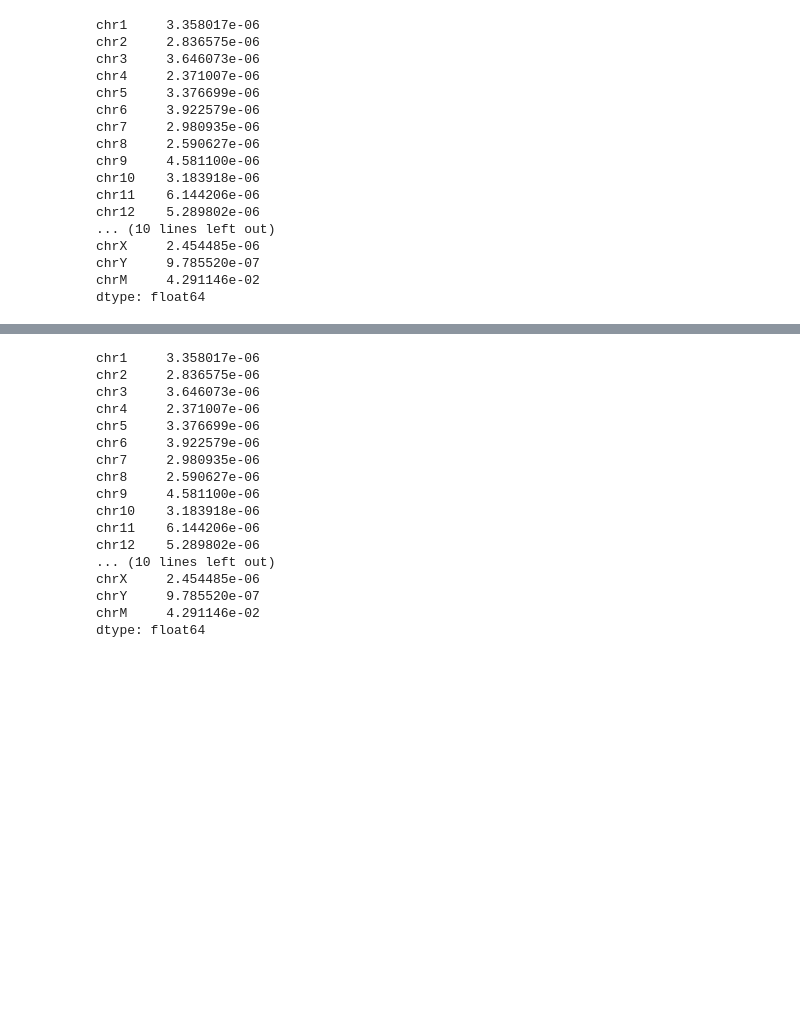
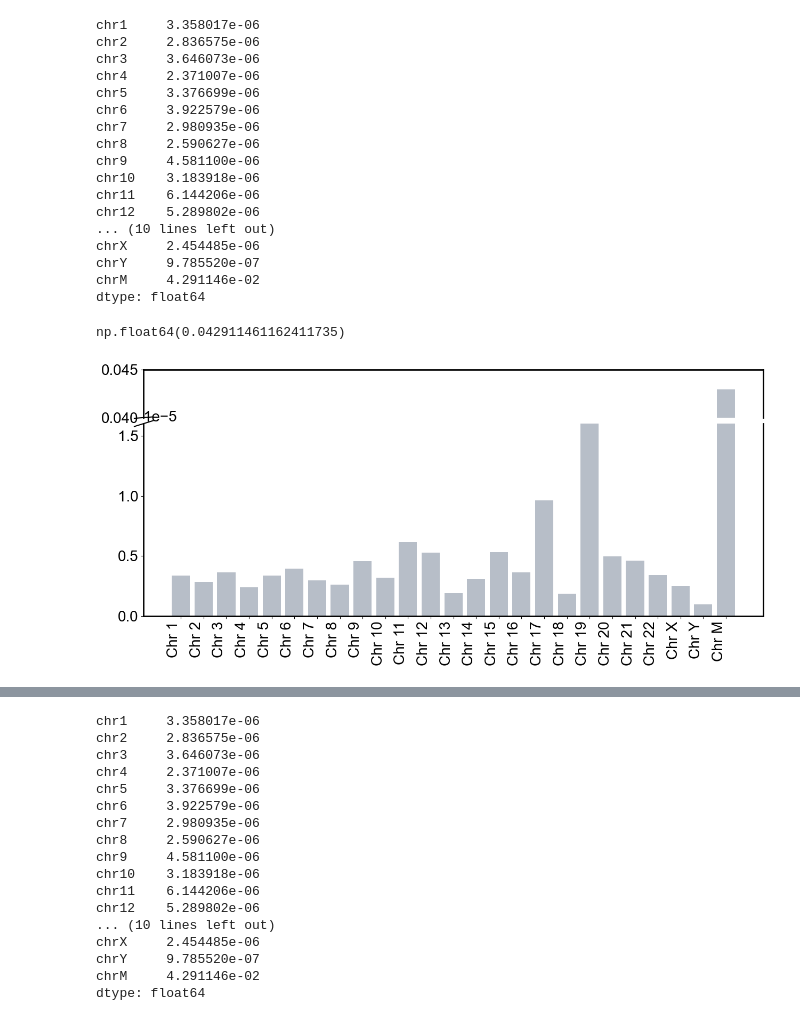
Before and after one commit to cauliyang/deepchopper-paper, a Jupyter notebook: figures/figures.ipynb, the cells around one changed output, grey strips where cells are left out. Saved outputs shown, nothing was run; the diff lists cells and outputs as text; code cells hidden in the pictures; blank space fills up the shorter version.

```diff
--- a/figures/figures.ipynb
+++ b/figures/figures.ipynb
@@ -1564,3 +1564,7 @@ chrX     2.454485e-06
 chrY     9.785520e-07
 chrM     4.291146e-02
 dtype: float64
+# %%
+total_chrom_connection_per_chrom_by_chrom_length.values[-1]
+# %% [output]
+np.float64(0.042911461162411735)
@@ -1567,2 +1619,6 @@ dtype: float64
+# %%
+cut_bar_for_chrom_by_length(total_chrom_connection_per_chrom_by_chrom_length, file_name="total_chrom_connection_per_chrom_by_chrom_length_raw_data_without_log_vcap004.pdf")
+# %% [output]
+[figure, added]
 # %%
 total_chrom_connection_per_chrom_by_chrom_length.plot(kind="bar")
```
Also changed, not shown: parts of 2 cells of this notebook, 5 other files.
